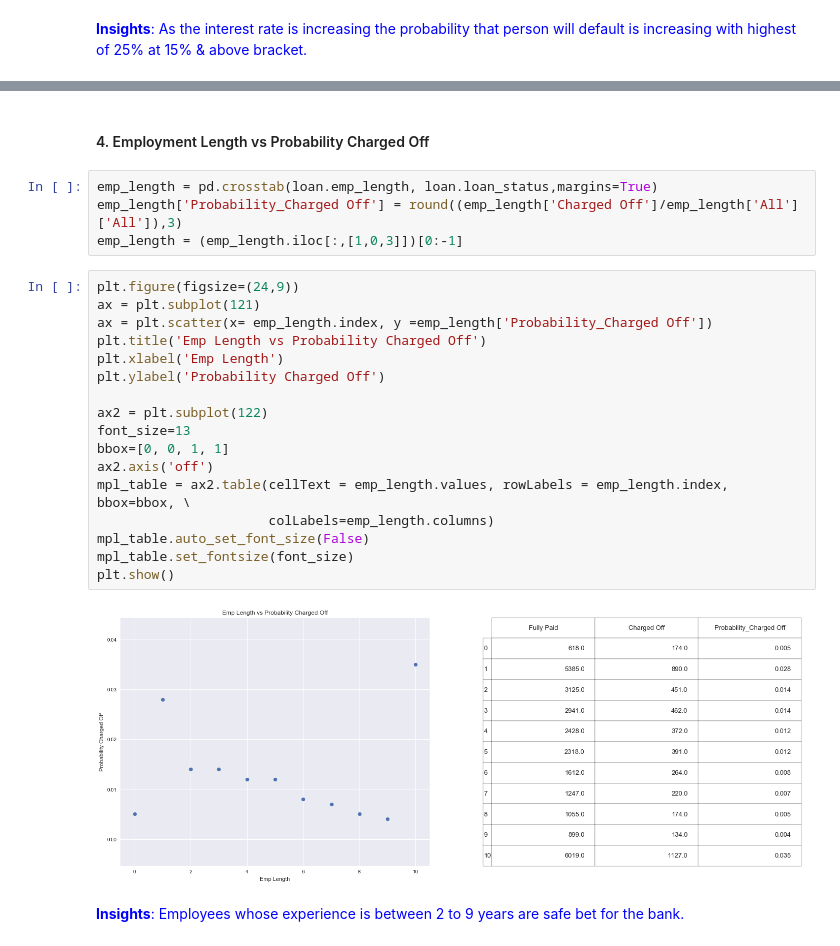
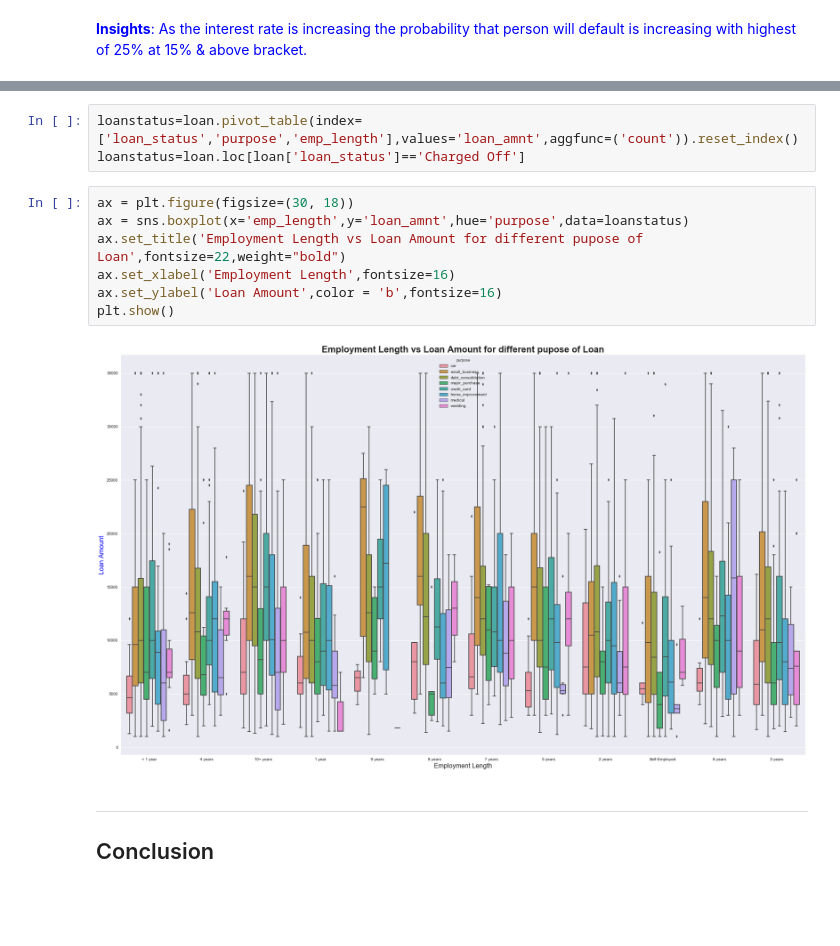
Before and after one commit to ankit9t/Temp, a Jupyter notebook: EDA_Case_Study.ipynb, the cells around one changed output, grey strips where cells are left out. Drawn from its saved outputs; the diff is of its cells as text; blank space fills up the shorter version.

```diff
--- a/EDA_Case_Study.ipynb
+++ b/EDA_Case_Study.ipynb
@@ -746,27 +738,15 @@ g = g.map(plt.hist, "int_rate")
-# %% [markdown]
- #### 4. Employment Length vs Probability Charged Off
-# %%
-emp_length = pd.crosstab(loan.emp_length, loan.loan_status,margins=True)
-emp_length['Probability_Charged Off'] = round((emp_length['Charged Off']/emp_length['All']['All']),3)
-emp_length = (emp_length.iloc[:,[1,0,3]])[0:-1]
-# %%
-plt.figure(figsize=(24,9))
-ax = plt.subplot(121)
-ax = plt.scatter(x= emp_length.index, y =emp_length['Probability_Charged Off'])
-plt.title('Emp Length vs Probability Charged Off')
-plt.xlabel('Emp Length')
-plt.ylabel('Probability Charged Off')
-
-ax2 = plt.subplot(122)
-font_size=13
-bbox=[0, 0, 1, 1]
-ax2.axis('off')
-mpl_table = ax2.table(cellText = emp_length.values, rowLabels = emp_length.index, bbox=bbox, \
-                      colLabels=emp_length.columns)
-mpl_table.auto_set_font_size(False)
-mpl_table.set_fontsize(font_size)
-plt.show()
-# %% [output]
-[figure, removed]
-# %% [markdown]
-<font color='blue'><b>Insights</b>: Employees whose experience is between 2 to 9 years are safe bet for the bank.</font>
+# %%
+loanstatus=loan.pivot_table(index=['loan_status','purpose','emp_length'],values='loan_amnt',aggfunc=('count')).reset_index()
+loanstatus=loan.loc[loan['loan_status']=='Charged Off']
+# %%
+ax = plt.figure(figsize=(30, 18))
+ax = sns.boxplot(x='emp_length',y='loan_amnt',hue='purpose',data=loanstatus)
+ax.set_title('Employment Length vs Loan Amount for different pupose of Loan',fontsize=22,weight="bold")
+ax.set_xlabel('Employment Length',fontsize=16)
+ax.set_ylabel('Loan Amount',color = 'b',fontsize=16)
+plt.show()
+# %% [output]
+[figure, added]
+# %% [markdown]
+***
+## Conclusion
```
Also changed, not shown: parts of 27 cells of this notebook.
